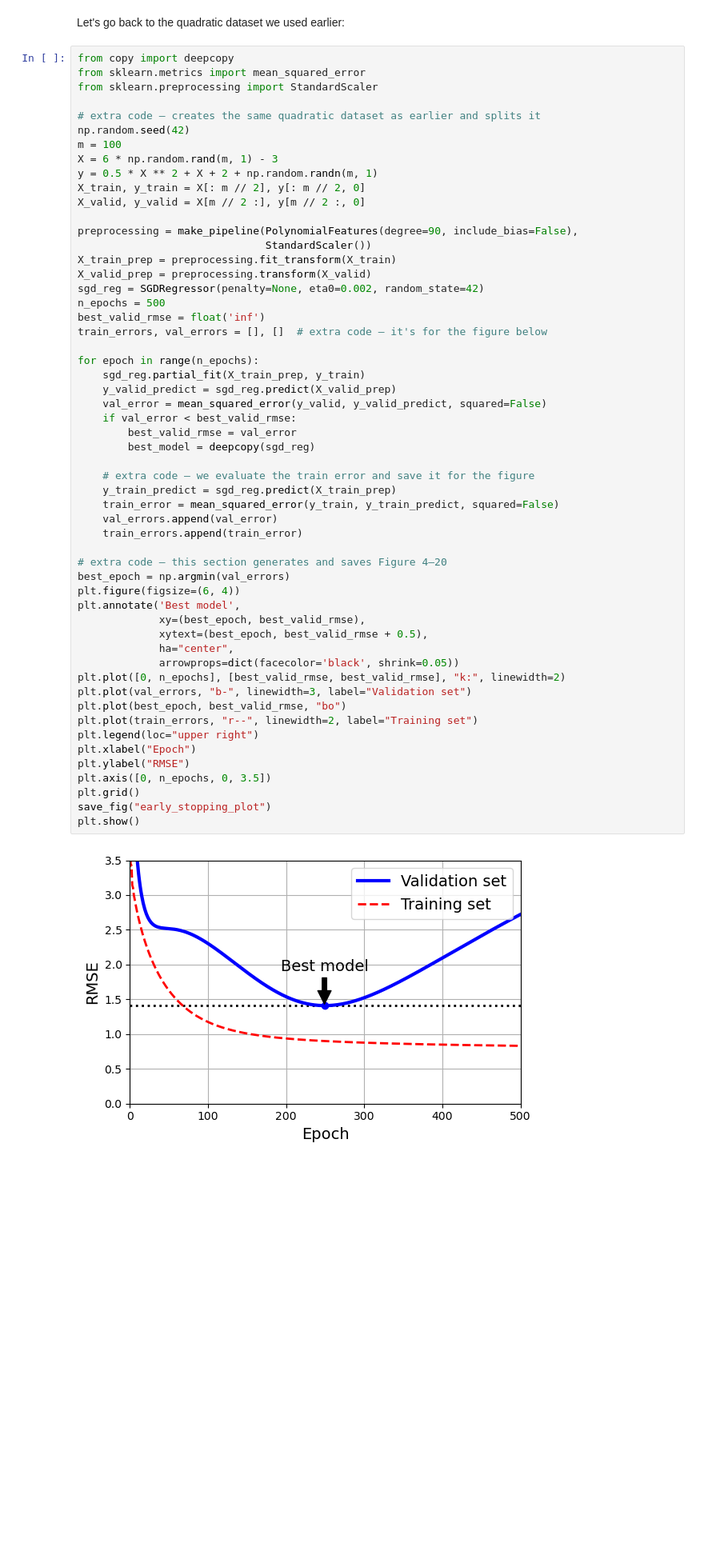
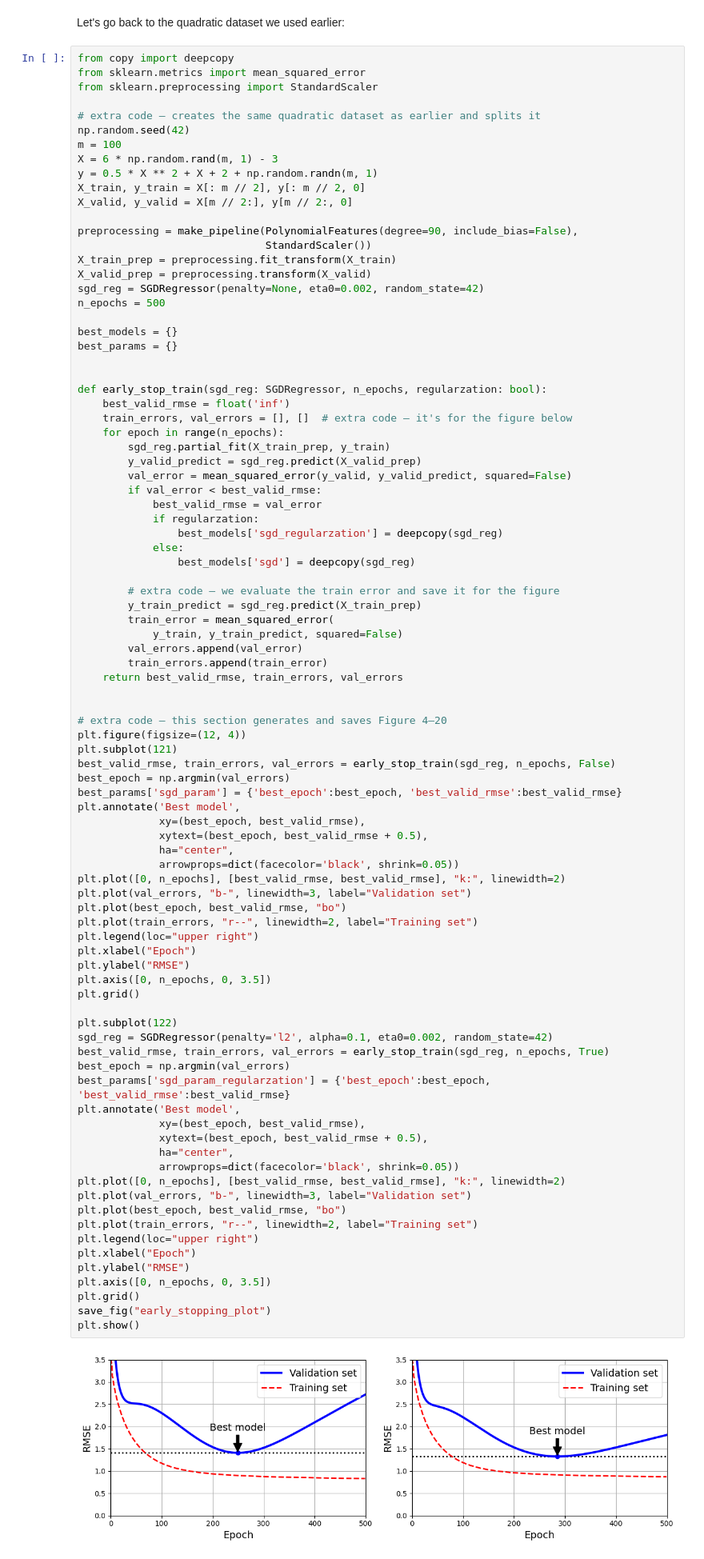
Before and after one commit to zhouchiji/handson-ml3, a Jupyter notebook: 04_training_linear_models.ipynb, the cells around one changed output. Shown at 80% size. Cells and saved outputs as stored; diff of their text form; blank space fills up the shorter version.

Commit message:
add penalty

```diff
--- a/04_training_linear_models.ipynb
+++ b/04_training_linear_models.ipynb
@@ -970,49 +970,83 @@ m = 100
 X = 6 * np.random.rand(m, 1) - 3
 y = 0.5 * X ** 2 + X + 2 + np.random.randn(m, 1)
 X_train, y_train = X[: m // 2], y[: m // 2, 0]
-X_valid, y_valid = X[m // 2 :], y[m // 2 :, 0]
+X_valid, y_valid = X[m // 2:], y[m // 2:, 0]
 
 preprocessing = make_pipeline(PolynomialFeatures(degree=90, include_bias=False),
                               StandardScaler())
 X_train_prep = preprocessing.fit_transform(X_train)
 X_valid_prep = preprocessing.transform(X_valid)
 sgd_reg = SGDRegressor(penalty=None, eta0=0.002, random_state=42)
 n_epochs = 500
-best_valid_rmse = float('inf')
-train_errors, val_errors = [], []  # extra code – it's for the figure below
 
-for epoch in range(n_epochs):
-    sgd_reg.partial_fit(X_train_prep, y_train)
-    y_valid_predict = sgd_reg.predict(X_valid_prep)
-    val_error = mean_squared_error(y_valid, y_valid_predict, squared=False)
-    if val_error < best_valid_rmse:
-        best_valid_rmse = val_error
-        best_model = deepcopy(sgd_reg)
+best_models = {}
+best_params = {}
 
-    # extra code – we evaluate the train error and save it for the figure
-    y_train_predict = sgd_reg.predict(X_train_prep)
-    train_error = mean_squared_error(y_train, y_train_predict, squared=False)
-    val_errors.append(val_error)
-    train_errors.append(train_error)
+
+def early_stop_train(sgd_reg: SGDRegressor, n_epochs, regularzation: bool):
+    best_valid_rmse = float('inf')
+    train_errors, val_errors = [], []  # extra code – it's for the figure below
+    for epoch in range(n_epochs):
+        sgd_reg.partial_fit(X_train_prep, y_train)
+        y_valid_predict = sgd_reg.predict(X_valid_prep)
+        val_error = mean_squared_error(y_valid, y_valid_predict, squared=False)
+        if val_error < best_valid_rmse:
+            best_valid_rmse = val_error
+            if regularzation:
+                best_models['sgd_regularzation'] = deepcopy(sgd_reg)
+            else:
+                best_models['sgd'] = deepcopy(sgd_reg)
+
+        # extra code – we evaluate the train error and save it for the figure
+        y_train_predict = sgd_reg.predict(X_train_prep)
+        train_error = mean_squared_error(
+            y_train, y_train_predict, squared=False)
+        val_errors.append(val_error)
+        train_errors.append(train_error)
+    return best_valid_rmse, train_errors, val_errors
+
 
 # extra code – this section generates and saves Figure 4–20
+plt.figure(figsize=(12, 4))
+plt.subplot(121)
+best_valid_rmse, train_errors, val_errors = early_stop_train(sgd_reg, n_epochs, False)
 best_epoch = np.argmin(val_errors)
-plt.figure(figsize=(6, 4))
+best_params['sgd_param'] = {'best_epoch':best_epoch, 'best_valid_rmse':best_valid_rmse}
+plt.annotate('Best model',
+             xy=(best_epoch, best_valid_rmse),
+             xytext=(best_epoch, best_valid_rmse + 0.5),
+             ha="center",
+             arrowprops=dict(facecolor='black', shrink=0.05))
+plt.plot([0, n_epochs], [best_valid_rmse, best_valid_rmse], "k:", linewidth=2)
+plt.plot(val_errors, "b-", linewidth=3, label="Validation set")
+plt.plot(best_epoch, best_valid_rmse, "bo")
+plt.plot(train_errors, "r--", linewidth=2, label="Training set")
+plt.legend(loc="upper right")
+plt.xlabel("Epoch")
+plt.ylabel("RMSE")
+plt.axis([0, n_epochs, 0, 3.5])
+plt.grid()
+
+plt.subplot(122)
+sgd_reg = SGDRegressor(penalty='l2', alpha=0.1, eta0=0.002, random_state=42)
+best_valid_rmse, train_errors, val_errors = early_stop_train(sgd_reg, n_epochs, True)
+best_epoch = np.argmin(val_errors)
+best_params['sgd_param_regularzation'] = {'best_epoch':best_epoch, 'best_valid_rmse':best_valid_rmse}
 plt.annotate('Best model',
              xy=(best_epoch, best_valid_rmse),
              xytext=(best_epoch, best_valid_rmse + 0.5),
              ha="center",
              arrowprops=dict(facecolor='black', shrink=0.05))
 plt.plot([0, n_epochs], [best_valid_rmse, best_valid_rmse], "k:", linewidth=2)
 plt.plot(val_errors, "b-", linewidth=3, label="Validation set")
 plt.plot(best_epoch, best_valid_rmse, "bo")
 plt.plot(train_errors, "r--", linewidth=2, label="Training set")
 plt.legend(loc="upper right")
 plt.xlabel("Epoch")
 plt.ylabel("RMSE")
 plt.axis([0, n_epochs, 0, 3.5])
 plt.grid()
 save_fig("early_stopping_plot")
 plt.show()
 # %% [output]
-[figure, old version]
+[figure, new version]
```
Also changed, not shown: parts of 2 cells of this notebook.
